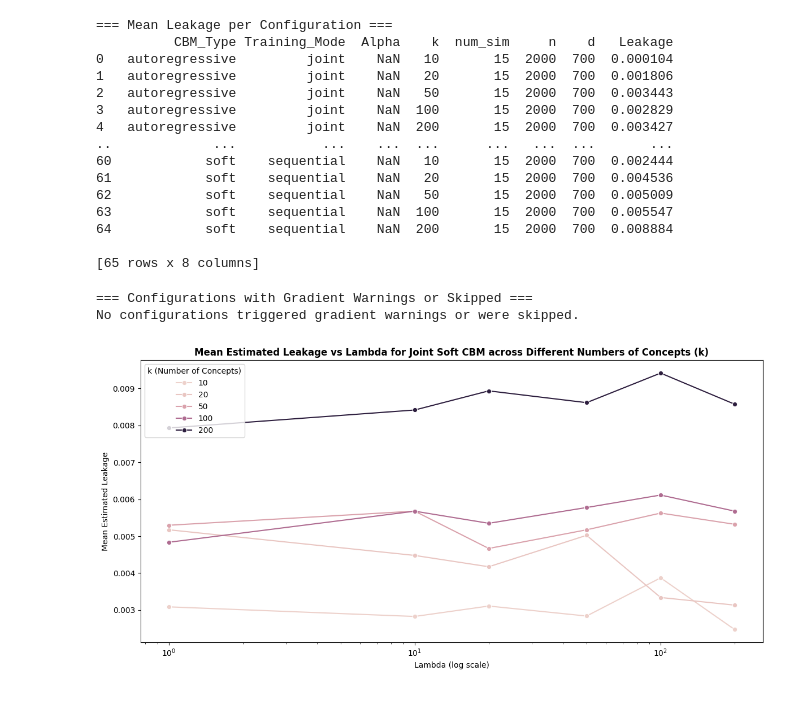
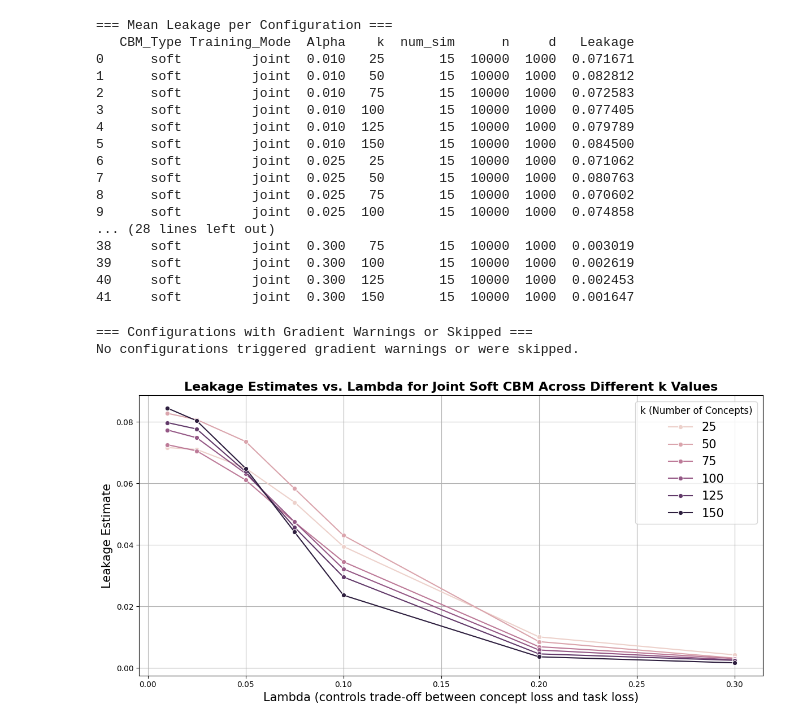
Before and after one commit to MMakonnen/leakage-cbm, a Jupyter notebook: visualization/leakage_concept_methods_plot.ipynb, the cells around one changed output. Drawn from its saved outputs; the diff is of its cells as text; code cells hidden in the pictures.

```diff
--- a/visualization/leakage_concept_methods_plot.ipynb
+++ b/visualization/leakage_concept_methods_plot.ipynb
@@ -6,11 +6,11 @@ import seaborn as sns
 
 
 # Load the leakage results CSV
-leakage_results_path = '/Users/mikael/Documents/ETHZ/Courses/S3_Autumn_2024/SemPaper/CODE/leakage-cbm/simulation_results/res_leak_concept_methods/res_leak_concept_methods_20250108_002140.csv'
+leakage_results_path = 'simulation_results/res_leak_concept_methods/res_leak_concept_methods_20250211_095913.csv'
 leakage_results = pd.read_csv(leakage_results_path)
 
 # Load the mean leakage per configuration CSV
-mean_leakage_path = '/Users/mikael/Documents/ETHZ/Courses/S3_Autumn_2024/SemPaper/CODE/leakage-cbm/simulation_results/res_leak_concept_methods/res_leak_concept_methods_mean_20250108_002140.csv'
+mean_leakage_path = 'simulation_results/res_leak_concept_methods/res_leak_concept_methods_mean_20250211_095913.csv'
 mean_leakage = pd.read_csv(mean_leakage_path)
 # %%
 # =====================================================
@@ -41,20 +41,22 @@ print("\n=== Mean Leakage per Configuration ===")
 print(mean_leakage)
 # %% [output]
 === Mean Leakage per Configuration ===
-          CBM_Type Training_Mode  Alpha    k  num_sim     n    d   Leakage
-0   autoregressive         joint    NaN   10       15  2000  700  0.000104
-1   autoregressive         joint    NaN   20       15  2000  700  0.001806
-2   autoregressive         joint    NaN   50       15  2000  700  0.003443
-3   autoregressive         joint    NaN  100       15  2000  700  0.002829
-4   autoregressive         joint    NaN  200       15  2000  700  0.003427
-..             ...           ...    ...  ...      ...   ...  ...       ...
-60            soft    sequential    NaN   10       15  2000  700  0.002444
-61            soft    sequential    NaN   20       15  2000  700  0.004536
-62            soft    sequential    NaN   50       15  2000  700  0.005009
-63            soft    sequential    NaN  100       15  2000  700  0.005547
-64            soft    sequential    NaN  200       15  2000  700  0.008884
-
-[65 rows x 8 columns]
+   CBM_Type Training_Mode  Alpha    k  num_sim      n     d   Leakage
+0      soft         joint  0.010   25       15  10000  1000  0.071671
+1      soft         joint  0.010   50       15  10000  1000  0.082812
+2      soft         joint  0.010   75       15  10000  1000  0.072583
+3      soft         joint  0.010  100       15  10000  1000  0.077405
+4      soft         joint  0.010  125       15  10000  1000  0.079789
+5      soft         joint  0.010  150       15  10000  1000  0.084500
+6      soft         joint  0.025   25       15  10000  1000  0.071062
+7      soft         joint  0.025   50       15  10000  1000  0.080763
+8      soft         joint  0.025   75       15  10000  1000  0.070602
+9      soft         joint  0.025  100       15  10000  1000  0.074858
+... (28 lines left out)
+38     soft         joint  0.300   75       15  10000  1000  0.003019
+39     soft         joint  0.300  100       15  10000  1000  0.002619
+40     soft         joint  0.300  125       15  10000  1000  0.002453
+41     soft         joint  0.300  150       15  10000  1000  0.001647
 # %%
 # =====================================================
 # IDENTIFY CONFIGURATIONS WITH WARNINGS
@@ -71,25 +73,33 @@ No configurations triggered gradient warnings or were skipped.
 # %%
 # =====================================================
 # VISUALIZE RESULTS
 # =====================================================
 # 1. Leakage vs. Alpha for Joint Soft CBM across different k values
 joint_soft_configs = mean_leakage[
     (mean_leakage['CBM_Type'] == 'soft') &
     (mean_leakage['Training_Mode'] == 'joint')
 ]
 
 if not joint_soft_configs.empty:
     plt.figure(figsize=(12, 6))
+
+    # Create line plot with markers
     sns.lineplot(data=joint_soft_configs, x='Alpha', y='Leakage', hue='k', marker='o')
-    plt.xscale('log')  # Since alpha is on a log scale
-    plt.title('Mean Estimated Leakage vs Lambda for Joint Soft CBM across Different Numbers of Concepts (k)',
-              fontdict={'weight': 'bold'})
-    plt.xlabel('Lambda (log scale)')
-    plt.ylabel('Mean Estimated Leakage')
-    plt.legend(title='k (Number of Concepts)')
+
+    # Update formatting
+    plt.title('Leakage Estimates vs. Lambda for Joint Soft CBM Across Different k Values', fontsize=16, fontweight="bold")
+    plt.xlabel("Lambda (controls trade-off between concept loss and task loss)", fontsize=15)
+    plt.ylabel("Leakage Estimate", fontsize=15)
+
+    # Adjust legend formatting
+    legend = plt.legend(title="k (Number of Concepts)", title_fontsize=12, fontsize=15)
+
+    # Grid and layout adjustments
+    plt.grid(True)
     plt.tight_layout()
+
     plt.show()
 else:
     print("\nNo data available for Joint Soft CBM configurations to plot 'Leakage vs Alpha'.")
 # %% [output]
-[figure, old version]
+[figure, new version]
```
Also changed, not shown: parts of 6 cells of this notebook, 1 other file.
